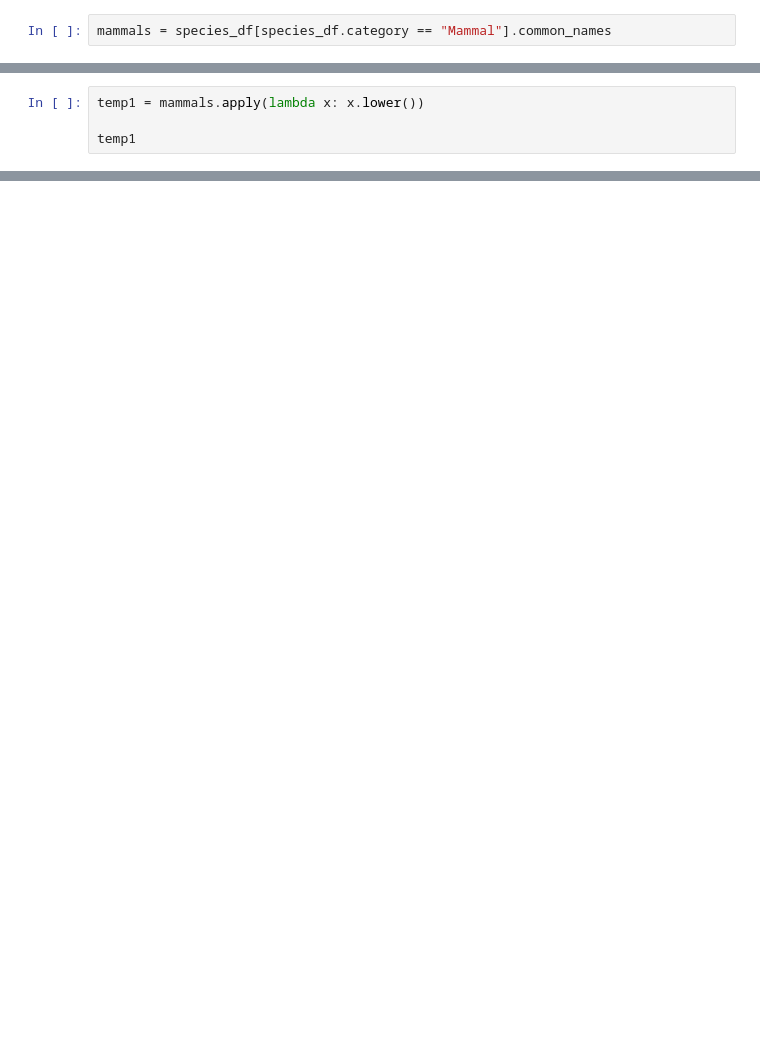
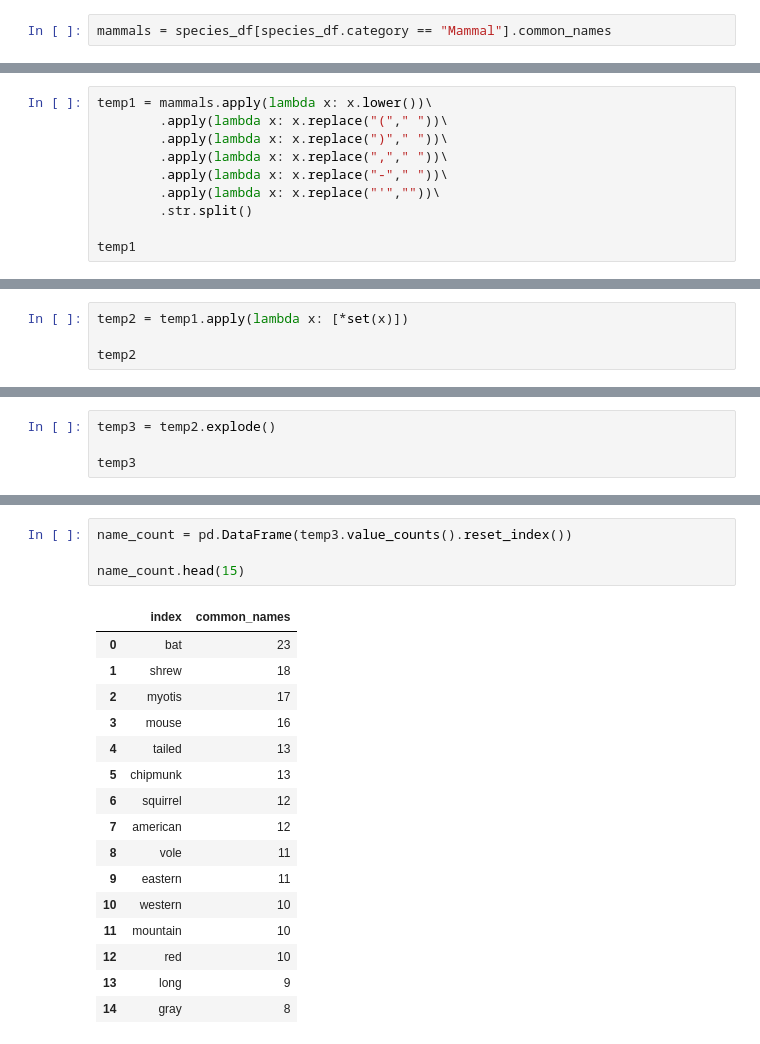
Before and after one commit to DistractedByData/BioDiversity-Project, a Jupyter notebook: Analysis/biodiversity.ipynb, the cells around one changed output, grey strips where cells are left out. Cells and saved outputs as stored; diff of their text form; blank space fills up the shorter version.

```diff
--- a/Analysis/biodiversity.ipynb
+++ b/Analysis/biodiversity.ipynb
@@ -502,0 +491,10 @@ There are 6,406 rows in Bryce National Park but many `common_names` could be cle
+# %%
+temp1 = mammals.apply(lambda x: x.lower())\
+        .apply(lambda x: x.replace("("," "))\
+        .apply(lambda x: x.replace(")"," "))\
+        .apply(lambda x: x.replace(","," "))\
+        .apply(lambda x: x.replace("-"," "))\
+        .apply(lambda x: x.replace("'",""))\
+        .str.split()
+
+temp1
@@ -503,5 +514,5 @@ There are 6,406 rows in Bryce National Park but many `common_names` could be cle
 # %%
-temp1 = mammals.apply(lambda x: x.lower())
+temp2 = temp1.apply(lambda x: [*set(x)])
 
-temp1
+temp2
 # %% [output]
@@ -519 +530,5 @@ temp1
 Name: common_names, Length: 214, dtype: object
+# %%
+temp3 = temp2.explode()
+
+temp3
@@ -519,0 +548,21 @@ Name: common_names, Length: 214, dtype: object
+# %%
+name_count = pd.DataFrame(temp3.value_counts().reset_index())
+
+name_count.head(15)
+# %% [output]
+|  | index | common_names |
+| 0 | bat | 23 |
+| 1 | shrew | 18 |
+| 2 | myotis | 17 |
+| 3 | mouse | 16 |
+| 4 | tailed | 13 |
+| 5 | chipmunk | 13 |
+| 6 | squirrel | 12 |
+| 7 | american | 12 |
+| 8 | vole | 11 |
+| 9 | eastern | 11 |
+| 10 | western | 10 |
+| 11 | mountain | 10 |
+| 12 | red | 10 |
+| 13 | long | 9 |
+| 14 | gray | 8 |
```
Also changed, not shown: parts of 12 cells of this notebook, 2 other files.
